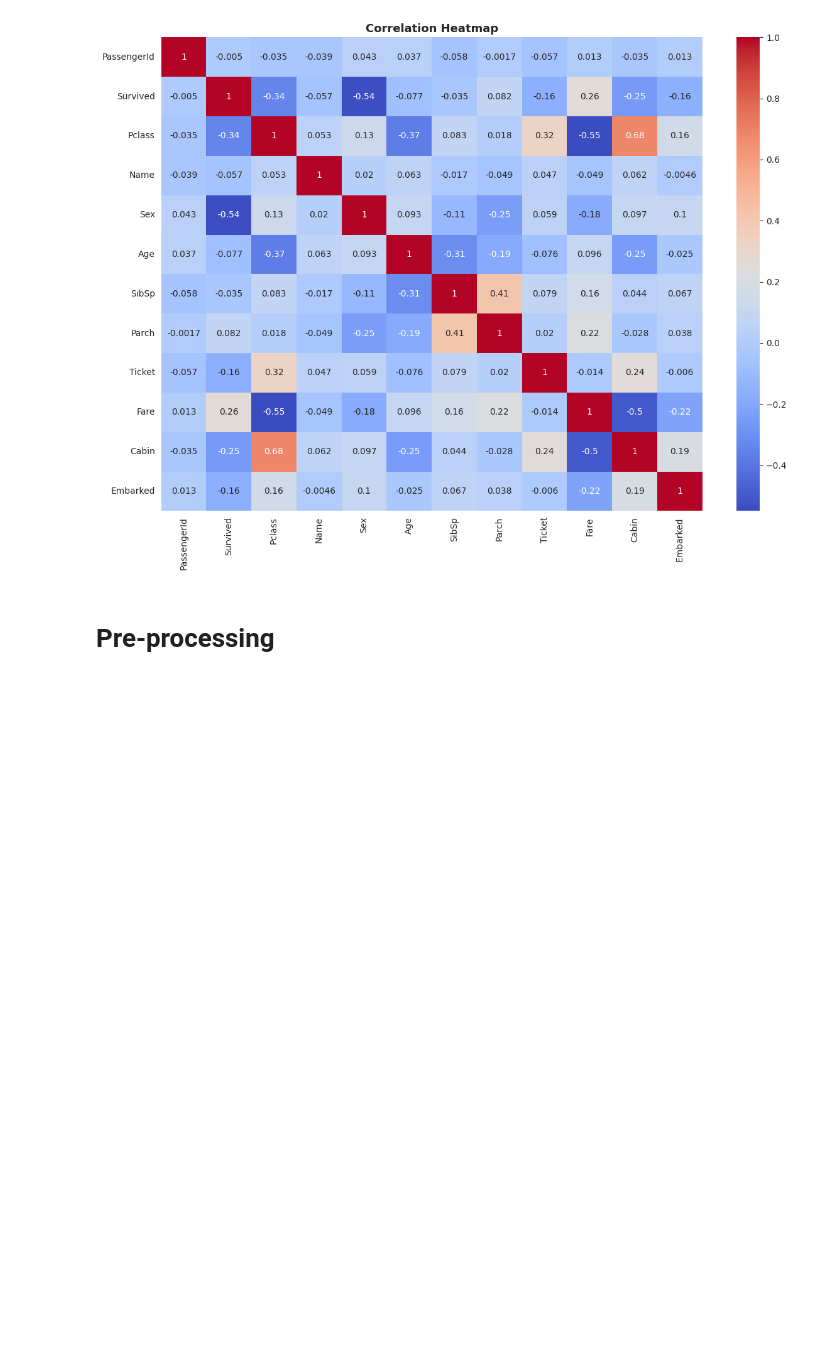
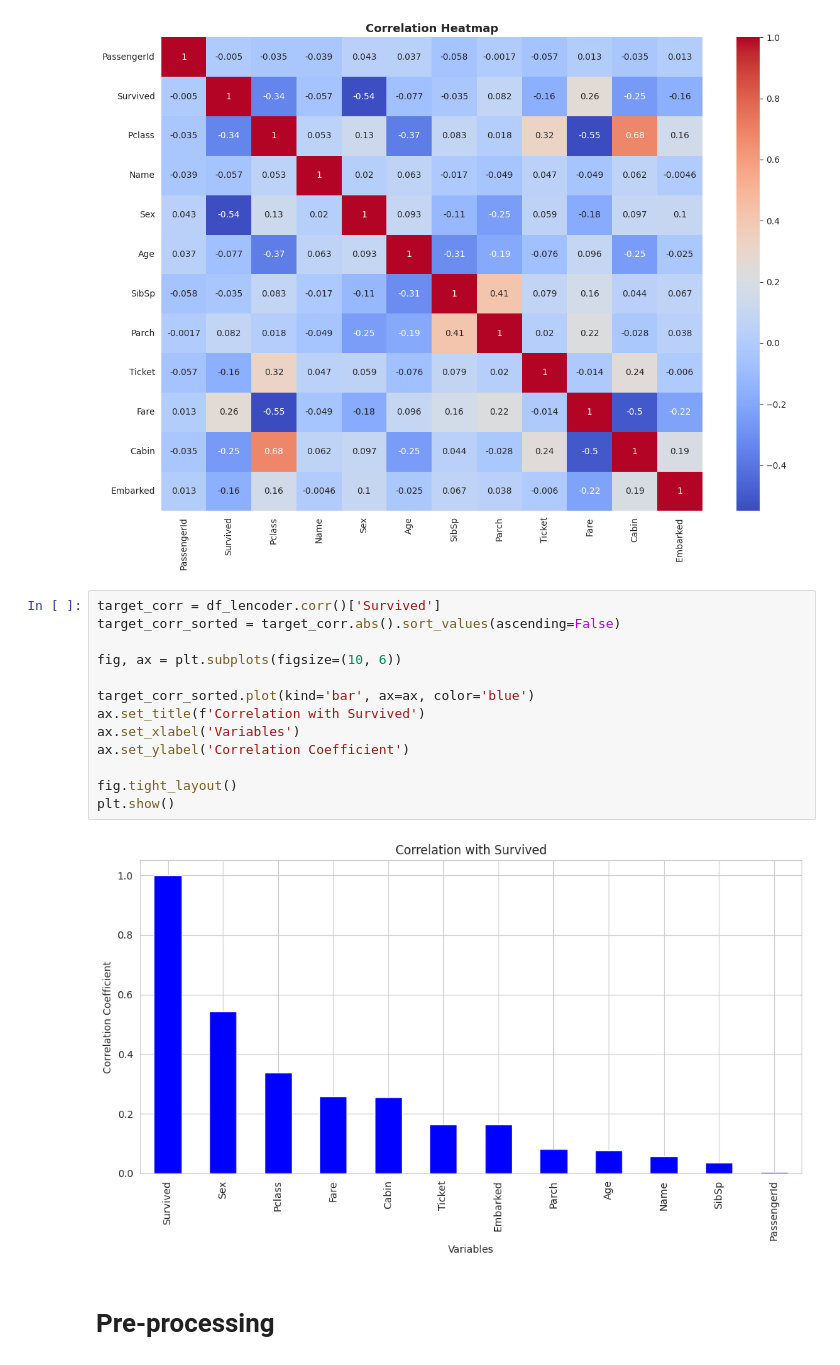
Before and after one commit to nelsooooon/titanic-survival-prediction, a Jupyter notebook: src/titanic_survival_prediction.ipynb, the cells around one changed output. Cells and saved outputs as stored; diff of their text form; blank space fills up the shorter version.

```diff
--- a/src/titanic_survival_prediction.ipynb
+++ b/src/titanic_survival_prediction.ipynb
@@ -138,5 +146,20 @@ fig.tight_layout()
 plt.show()
 # %% [output]
 [figure]
+# %%
+target_corr = df_lencoder.corr()['Survived']
+target_corr_sorted = target_corr.abs().sort_values(ascending=False)
+
+fig, ax = plt.subplots(figsize=(10, 6))
+
+target_corr_sorted.plot(kind='bar', ax=ax, color='blue')
+ax.set_title(f'Correlation with Survived')
+ax.set_xlabel('Variables')
+ax.set_ylabel('Correlation Coefficient')
+
+fig.tight_layout()
+plt.show()
+# %% [output]
+[figure, added]
 # %% [markdown]
 # **Pre-processing**
```
Also changed, not shown: parts of 51 cells of this notebook.
